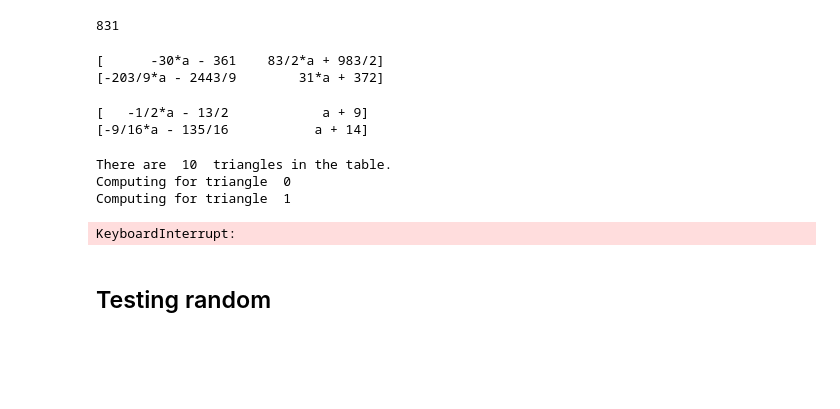
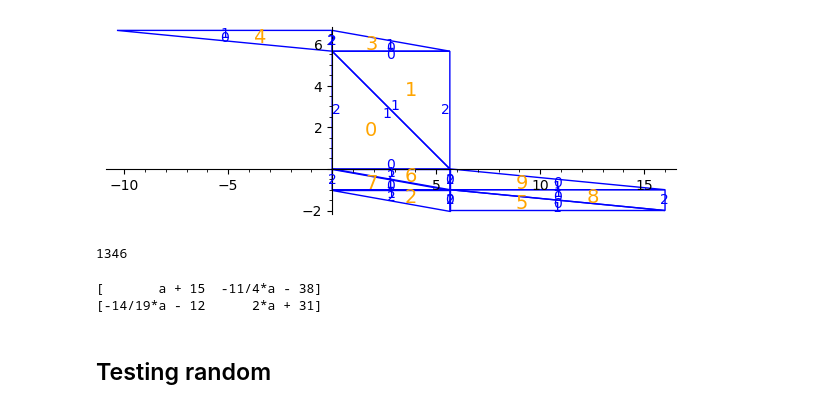
Before and after one commit to sfreedman67/samsurf, a Jupyter notebook: bowman/testing prym eigenforms.ipynb, the cells around one changed output. Saved outputs shown, nothing was run; the diff lists cells and outputs as text; code cells hidden in the pictures; blank space fills up the shorter version.

```diff
--- a/bowman/testing prym eigenforms.ipynb
+++ b/bowman/testing prym eigenforms.ipynb
@@ -9,21 +41,23 @@ Below find tests on the Prym eigenforms.
 # %%
-prym = Triangulation.prym_eigenform_type_aplus(9, 2, 0, 1) # checked (9, 2, 0, 1), (16, 1, 0, 1), (16, 2, 0, 1)
+prym = Triangulation.prym_eigenform_type_aplus(16, 1, 0, 0)
+#prym = prym.make_delaunay()
+prym.plot()
+# constraints_dict = segments_for_plotting(bicuspid_segments(prym))
+# prym_con = prym.plot_constraints(constraints_dict)
+# prym_con.plot().show()
+# %% [output]
+[figure, added]
 # %%
 veech_gens = prym.generators_veech.gens
 print(len(veech_gens))
 # %% [output]
-831
+1346
-# %%
-veech_gens[18]
-# %% [output]
-[      -30*a - 361    83/2*a + 983/2]
-[-203/9*a - 2443/9        31*a + 372]
 # %%
-veech_elem = veech_gens[48]
+veech_elem = veech_gens[30]
 veech_elem
 # %% [output]
-[   -1/2*a - 13/2            a + 9]
-[-9/16*a - 135/16           a + 14]
+[       a + 15  -11/4*a - 38]
+[-14/19*a - 12      2*a + 31]
 # %%
 candidate_points = set()
 print("There are ", len(prym.triangles), " triangles in the table.")
@@ -33,9 +67,5 @@ for i in range(len(prym.triangles)):
     for point in tri_points:
         reformatted = (i, point)
         candidate_points.add(reformatted)
+print("finished.")
-# %% [output]
-There are  10  triangles in the table.
-Computing for triangle  0
-Computing for triangle  1
-KeyboardInterrupt:
 # %%
```
Also changed, not shown: parts of 8 cells of this notebook, 2 other files.
